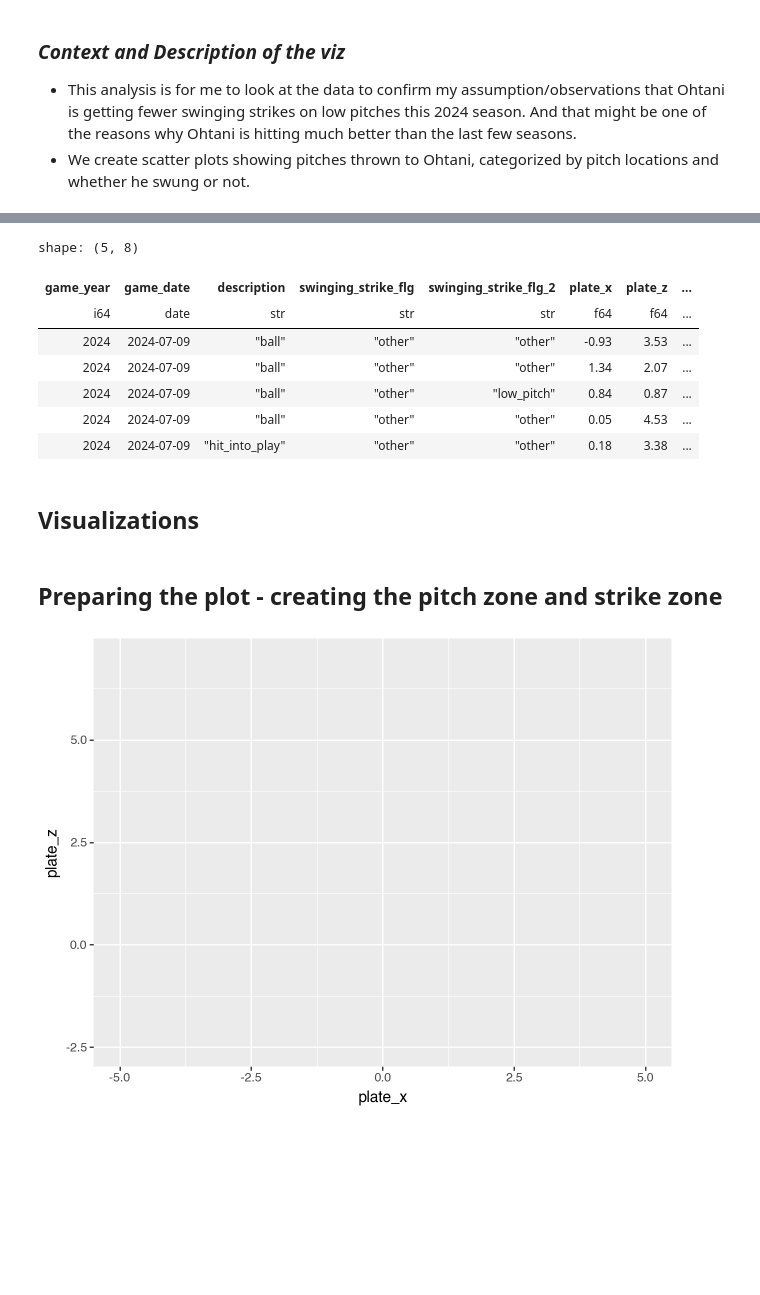
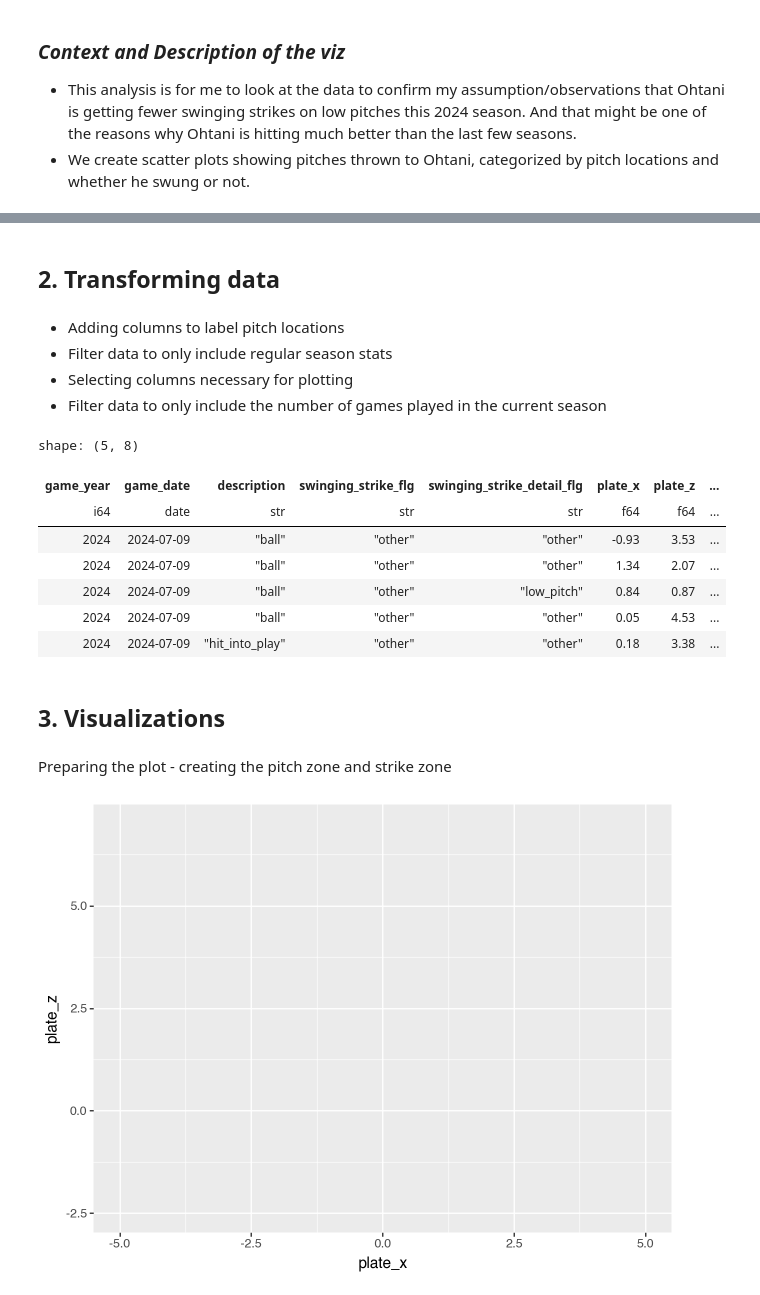
Before and after one commit to StuffbyYuki/Plotnine-Contest, a Jupyter notebook: 2024/shohei_ohtani_analyses/batting_swinging_strike_analysis.ipynb, the cells around one changed output, grey strips where cells are left out. Drawn from its saved outputs; the diff is of its cells as text; code cells hidden in the pictures; blank space fills up the shorter version.

Commit message:
added descriptions

```diff
--- a/2024/shohei_ohtani_analyses/batting_swinging_strike_analysis.ipynb
+++ b/2024/shohei_ohtani_analyses/batting_swinging_strike_analysis.ipynb
@@ -46,51 +51,53 @@ player_batting_stats.head(), player_batting_stats.select('description').unique()
  └─────────────────────────┘)
+# %% [markdown]
+## 2. Transforming data
+# %% [markdown]
+- Adding columns to label pitch locations
+- Filter data to only include regular season stats
+- Selecting columns necessary for plotting
+- Filter data to only include the number of games played in the current season
 # %%
-from polars import selectors as cs
-
 lower_limit_strike_zone = 1.5
 
 df = (
     player_batting_stats
     .with_columns(
         pl.col('game_date').cast(pl.Date),
-
+        pl.when(pl.col('description')=='swinging_strike').then(pl.lit('swinging_strike'))
+        .when(pl.col('description')=='swinging_strike_blocked').then(pl.lit('swinging_strike'))
+        .otherwise(pl.lit('other'))
+        .alias('swinging_strike_flg'),
         pl.when(
             pl.col('description')=='swinging_strike',
             pl.col('plate_z')<lower_limit_strike_zone
         ).then(pl.lit('swinging_strike_low'))
         .when(pl.col('plate_z')<lower_limit_strike_zone).then(pl.lit('low_pitch'))
         .when(pl.col('description')=='swinging_strike').then(pl.lit('swinging_strike'))
         .when(pl.col('description')=='swinging_strike_blocked').then(pl.lit('swinging_strike'))
         .otherwise(pl.lit('other'))
-        .alias('swinging_strike_flg_2'),
-
-        pl.when(pl.col('description')=='swinging_strike').then(pl.lit('swinging_strike'))
-        .when(pl.col('description')=='swinging_strike_blocked').then(pl.lit('swinging_strike'))
-        .otherwise(pl.lit('other'))
-        .alias('swinging_strike_flg'),
-
+        .alias('swinging_strike_detail_flg'),
     )
     .filter(pl.col('game_type')=='R')
     .select(
         'game_year',
         'game_date',
         'description',
         'swinging_strike_flg',
-        'swinging_strike_flg_2',
+        'swinging_strike_detail_flg',
         'plate_x',
         'plate_z',
         pl.col('game_date').rank(method='dense').over('game_year').alias('game_number_in_season')
     )
     .filter(
         pl.col('game_number_in_season')<=pl.col('game_number_in_season').filter(pl.col('game_year')==CURRENT_YEAR).max()
     )
     .sort('swinging_strike_flg')
 )
 
 df.head()
 # %% [output]
 shape: (5, 8)
-| game_year | game_date | description | swinging_strike_flg | swinging_strike_flg_2 | plate_x | plate_z | ... |
+| game_year | game_date | description | swinging_strike_flg | swinging_strike_detail_flg | plate_x | plate_z | ... |
 | i64 | date | str | str | str | f64 | f64 | ... |
 | 2024 | 2024-07-09 | "ball" | "other" | "other" | -0.93 | 3.53 | ... |
 | 2024 | 2024-07-09 | "ball" | "other" | "other" | 1.34 | 2.07 | ... |
@@ -98,9 +105,9 @@ shape: (5, 8)
 | 2024 | 2024-07-09 | "ball" | "other" | "other" | 0.05 | 4.53 | ... |
 | 2024 | 2024-07-09 | "hit_into_play" | "other" | "other" | 0.18 | 3.38 | ... |
 # %% [markdown]
-## Visualizations
+## 3. Visualizations
 # %% [markdown]
-## Preparing the plot - creating the pitch zone and strike zone
+Preparing the plot - creating the pitch zone and strike zone
 # %%
 from plotnine import *
 
```
Also changed, not shown: parts of 12 cells of this notebook.
